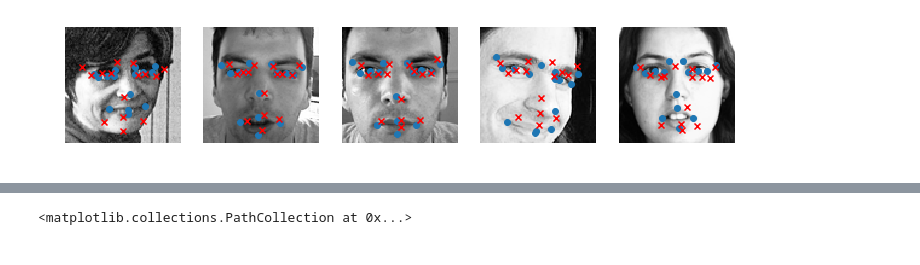
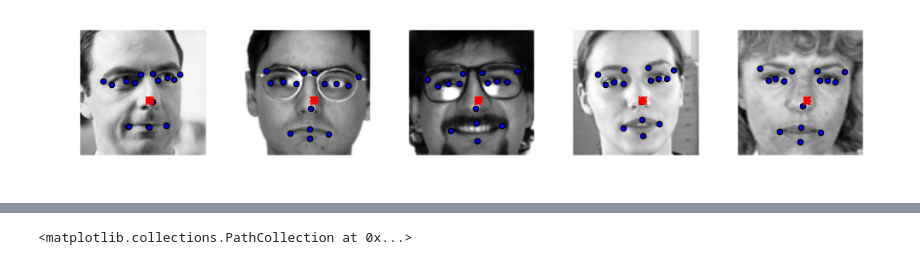
Before and after one commit to vyas85/facial-keypoints-detection, a Jupyter notebook: Facial+Keypoints+Detection-Commented.ipynb, the cells around one changed output, grey strips where cells are left out. Cells and saved outputs as stored; diff of their text form; code cells hidden in the pictures.

```diff
--- a/Facial+Keypoints+Detection-Commented.ipynb
+++ b/Facial+Keypoints+Detection-Commented.ipynb
@@ -140,6 +87,7 @@ def imgs_iterator_predict(data,batchSize):
 # Make predictions according to formula "y = Wx + b" for data set
 # Similar in form to training loop
 def make_predictions(data,batch_size):
+    results = data.copy()
     predictions_mb=[]
     # Iterate by batch size
     iter_test = imgs_iterator_predict(data,batch_size)
@@ -167,8 +115,8 @@ def make_predictions(data,batch_size):
 
 # Generate reports for submission
 def generate_results(result):
-    submission = pd.read_csv('SampleSubmission.csv')
-    IdLookup = pd.read_csv('IdLookupTable.csv')
+    submission = pd.read_csv('/home/ubuntu/FacialKeypoints/data/SampleSubmission.csv')
+    IdLookup = pd.read_csv('/home/ubuntu/FacialKeypoints/data/IdLookupTable.csv')
     IdLookupDict = IdLookup.set_index('RowId').T.to_dict('list')
 
 
@@ -195,6 +143,9 @@ test = pd.read_csv('/home/ubuntu/FacialKeypoints/data/test.csv')
 # Converting image data into numpy arrays and scaling the images
 raw["Image"] = raw["Image"].apply(lambda x: np.asarray(x.split(" "),dtype=np.float32)/255)
 test["Image"] = test["Image"].apply(lambda x: np.asarray(x.split(" "),dtype=np.float32)/255)
+
+for col in raw.columns.get_level_values(0)[0:30]:
+    raw[col] = raw[col].apply(lambda x: (x-48)/48)
 # %%
 # Dropping training & test cases with na values since they will prevent the model from training correctly.
 # Possibly revisit this to come up with a better approach
@@ -225,8 +176,20 @@ train.reset_index(inplace=True,drop=True)
 dev.reset_index(inplace=True,drop=True)
 # %%
 # Visualize 5 example images:
-def plot_images(num_images,data, result=None,training=True):
+def plot_images(num_images,inputdata, inputresult=None,training=True):
+    data=inputdata.copy()
+    if inputresult is not None:
+        result = inputresult.copy()
     plt.figure(figsize=(12,4))
+
+    for col in data.columns.get_level_values(0)[0:30]:
+            data[col] = data[col].apply(lambda x: x*48+48)
+
+    if training==False:
+        for col in result.columns.get_level_values(0)[0:30]:
+            result[col] = result[col].apply(lambda x: x*48+48)
+
+
     for i in range(num_images):
 
         # Every example has 30 facial features and 1 column with a 9216-length list of pixel values of image
@@ -238,6 +201,9 @@ def plot_images(num_images,data, result=None,training=True):
         # Show the facial image
         plt.imshow(img,cmap='Greys_r')
 
+
+
+
         # Get x & y values for the facial keypoints and overlay on the face
         x_values = np.asarray(data[data.columns.get_level_values(0)[0:30:2]])
         y_values = np.asarray(data[data.columns.get_level_values(0)[1:30:2]])
@@ -245,6 +211,9 @@ def plot_images(num_images,data, result=None,training=True):
 
         # If we are not using training data, then show our predicted facial keypoints with red x's
         if training==False:
+
+
+
             rx_values = np.asarray(result[result.columns.get_level_values(0)[0:30:2]])
             ry_values = np.asarray(result[result.columns.get_level_values(0)[1:30:2]])
             plt.scatter(rx_values[i],ry_values[i],marker="x",color='r')
@@ -485,8 +374,8 @@ plot_images(5,data =train,result=result,training=False)
 # %%
 # Try 3 convolutional layers, 1 fully connected
 
-mini_batch_size=100
-epochs = 50
+mini_batch_size=400
+epochs = 10
 
 # Set weights as 4D array of random values from truncated normal dist (most-common method)
 def weight_variable(shape):
@@ -584,7 +473,7 @@ with tf.Session(config=tf.ConfigProto(log_device_placement=True)) as sess:
                 train_accuracy = error.eval(feed_dict={x: train_instance, y_: train_label_instance, keep_prob: 1.0})
 
                 # Run training with next batch of 20 training examples
-                sess.run(train_step,feed_dict={x: train_instance, y_: train_label_instance, keep_prob: 0.5})
+                sess.run(train_step,feed_dict={x: train_instance, y_: train_label_instance, keep_prob: 0.25})
                 next_batch =iter_.__next__()
         except StopIteration:
             next_batch=None
@@ -609,7 +498,8 @@ with tf.Session(config=tf.ConfigProto(log_device_placement=True)) as sess:
         dev_error.append(dev_accuracy)
 
 
-    # Generate predictions for training and dev for plotting
-    result =make_predictions(train_data, mini_batch_size-1)
+    # Generate predictions for display
     result_dev =make_predictions(dev_data, mini_batch_size-1)
+
+    sess.close()
 # %% [output]
@@ -633,5 +526,5 @@ RMSE for dev set =2.50446
 # %%
-# Plot predictions from training data (better fit than before)
-plot_images(5,data =train,result=result,training=False)
+# Plot predictions from dev data
+plot_images(5,inputdata =dev,inputresult=result_dev,training=False)
 # %% [output]
-[figure, old version]
+[figure, new version]
```
Also changed, not shown: parts of 21 cells of this notebook.
